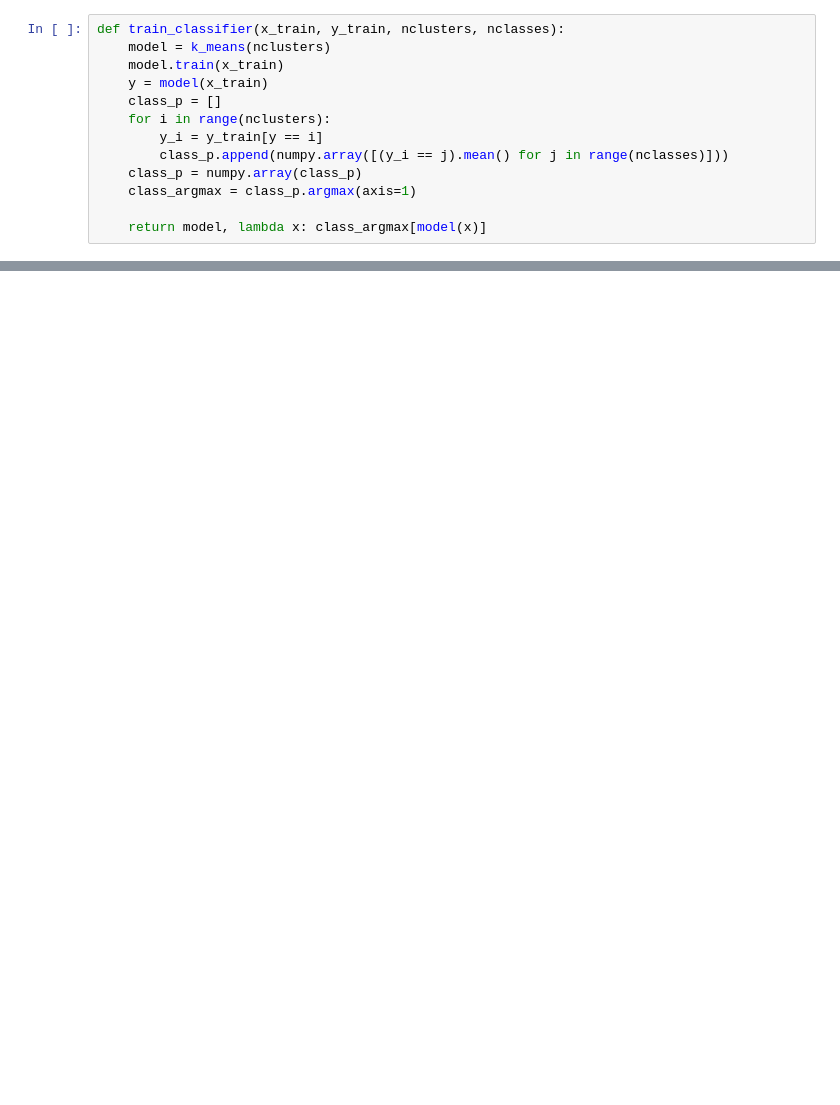
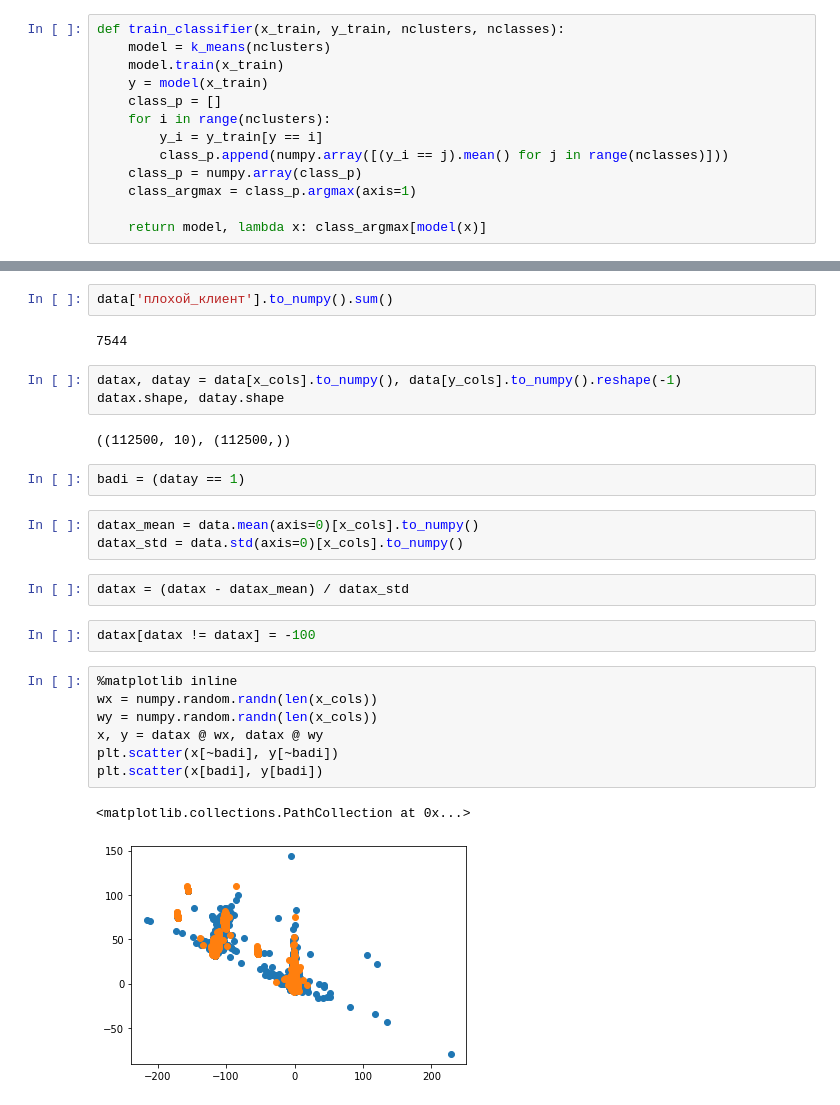
Before and after one commit to abrikos110/iml-2020-homeworks, a Jupyter notebook: kaggle-hw/clustering.ipynb, the cells around one changed output, grey strips where cells are left out. Cells and saved outputs as stored; diff of their text form; blank space fills up the shorter version.

```diff
--- a/kaggle-hw/clustering.ipynb
+++ b/kaggle-hw/clustering.ipynb
@@ -387,0 +192,28 @@ Wall time: 19.8 s
+# %%
+data['плохой_клиент'].to_numpy().sum()
+# %% [output]
+7544
+# %%
+datax, datay = data[x_cols].to_numpy(), data[y_cols].to_numpy().reshape(-1)
+datax.shape, datay.shape
+# %% [output]
+((112500, 10), (112500,))
+# %%
+badi = (datay == 1)
+# %%
+datax_mean = data.mean(axis=0)[x_cols].to_numpy()
+datax_std = data.std(axis=0)[x_cols].to_numpy()
+# %%
+datax = (datax - datax_mean) / datax_std
+# %%
+datax[datax != datax] = -100
+# %%
+%matplotlib inline
+wx = numpy.random.randn(len(x_cols))
+wy = numpy.random.randn(len(x_cols))
+x, y = datax @ wx, datax @ wy
+plt.scatter(x[~badi], y[~badi])
+plt.scatter(x[badi], y[badi])
+# %% [output]
+<matplotlib.collections.PathCollection at 0x...>
+[figure, added]
```
Also changed, not shown: parts of 42 cells of this notebook, 3 other files.
